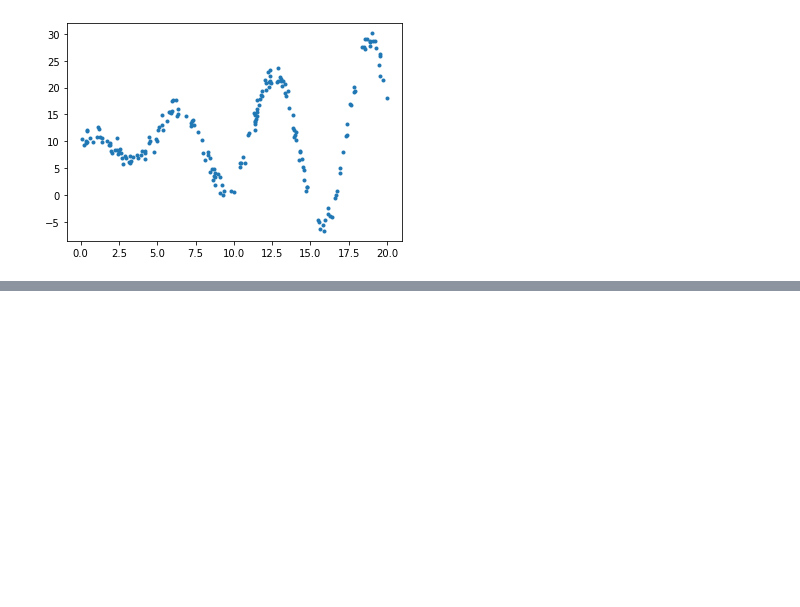
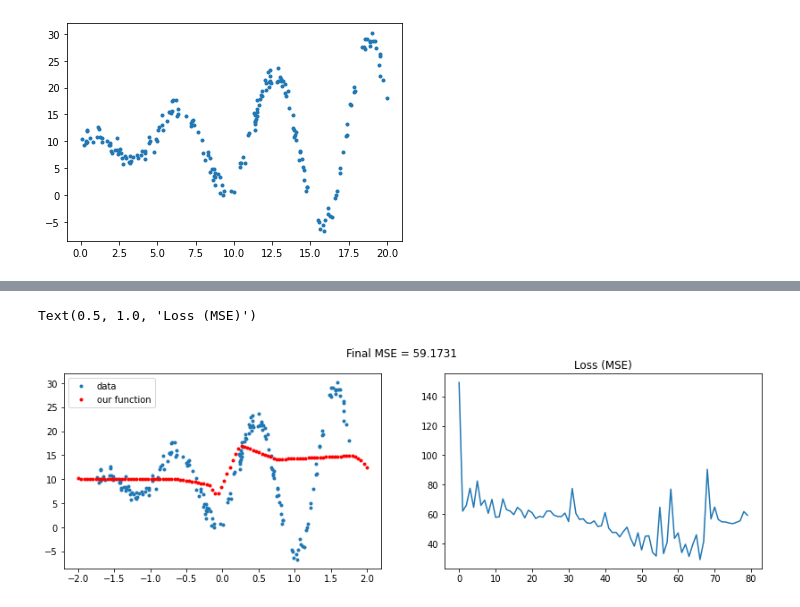
Before and after one commit to lpianta/ai_fall_exercises, a Jupyter notebook: M5_Deep_Learning/d2_MLP_regression/3 Regression - Exercise.ipynb, the cells around one changed output, grey strips where cells are left out. Cells and saved outputs as stored; diff of their text form; code cells hidden in the pictures; blank space fills up the shorter version.

```diff
--- a/M5_Deep_Learning/d2_MLP_regression/3 Regression - Exercise.ipynb
+++ b/M5_Deep_Learning/d2_MLP_regression/3 Regression - Exercise.ipynb
@@ -249,3 +253,23 @@ plt.plot(x,y,".");
+# %%
+model = keras.Sequential([
+    layers.Dense(units=60, activation='relu', input_shape=(1,)),
+    layers.Dense(units=45, activation='relu'),
+    layers.Dense(units=15, activation='relu'),
+    #output
+    layers.Dense(units=1, name='regression')
+])
+
+pred_x = np.linspace(start=-2, stop=2, num=100)
+model.compile(loss='mse', optimizer=optimizers.SGD(lr=0.01))
+hist= model.fit(x,y, epochs=80, batch_size=40, verbose=0)
+pred_y = model.predict(pred_x)
+fig, (plot1, plot2) = plt.subplots(1, 2, figsize=(14,4))
+fig.suptitle("Final MSE = "+ str(round(hist.history["loss"][-1],4)))
+plot(x, y, pred_x, pred_y, ax=plot1)
+plot2.plot(hist.history["loss"]); plot2.set_title("Loss (MSE)")
+# %% [output]
+Text(0.5, 1.0, 'Loss (MSE)')
+[figure, added]
 # %% [markdown]
 <a style='text-decoration:none;line-height:16px;display:flex;color:#5B5B62;padding:10px;justify-content:end;' href='https://deepnote.com?utm_source=created-in-deepnote-cell&projectId=f8d4ffbe-6f85-4e4c-ba55-442ed6e8dcc8' target="_blank">
 <img style='display:inline;max-height:16px;margin:0px;margin-right:7.5px;' src='embedded-picture-1' > </img>
```
Also changed, not shown: parts of 7 cells of this notebook.
